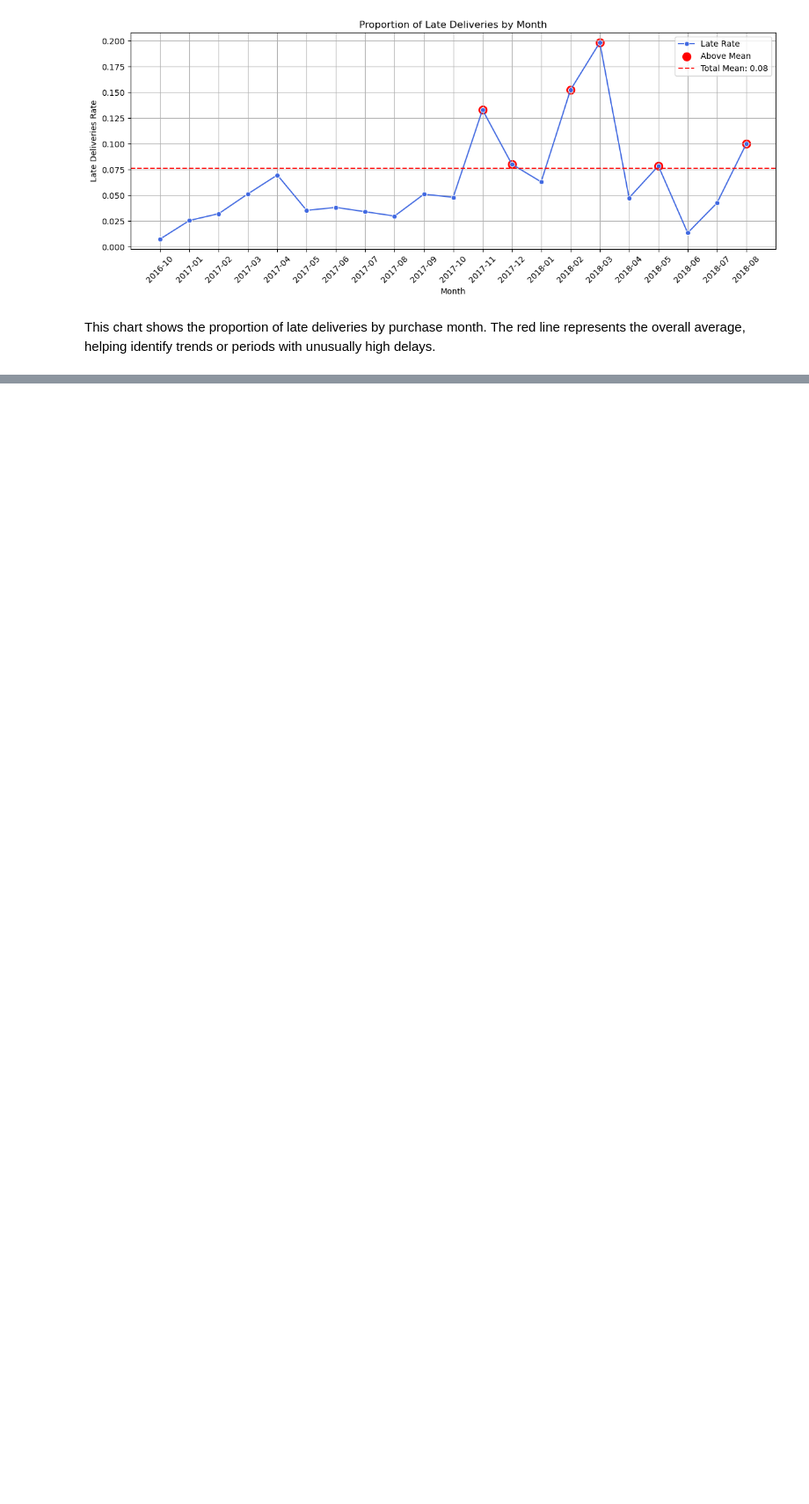
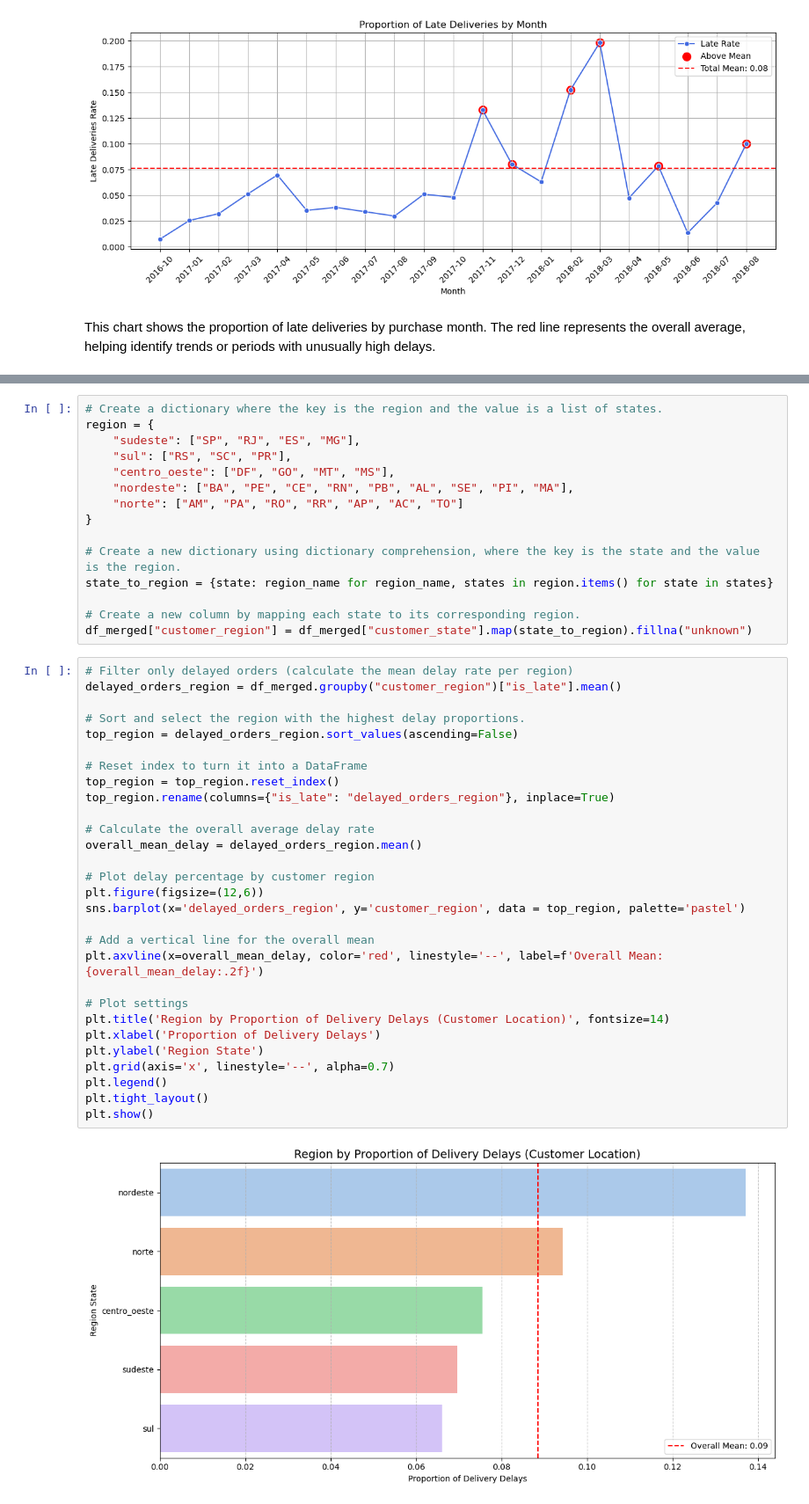
Before and after one commit to rickaof/Portfolio, a Jupyter notebook: Ecommerce_Analysis/notebooks/data_preparation.ipynb, the cells around one changed output, grey strips where cells are left out. Shown: that part at 88% size. Saved outputs shown, nothing was run; the diff lists cells and outputs as text; blank space fills up the shorter version.

Commit message:
Was created the customer region analysis

```diff
--- a/Ecommerce_Analysis/notebooks/data_preparation.ipynb
+++ b/Ecommerce_Analysis/notebooks/data_preparation.ipynb
@@ -528,0 +531,46 @@ Understanding where delays are most frequent can provide crucial insights into r
+# %%
+# Create a dictionary where the key is the region and the value is a list of states.
+region = {
+    "sudeste": ["SP", "RJ", "ES", "MG"],
+    "sul": ["RS", "SC", "PR"],
+    "centro_oeste": ["DF", "GO", "MT", "MS"],
+    "nordeste": ["BA", "PE", "CE", "RN", "PB", "AL", "SE", "PI", "MA"],
+    "norte": ["AM", "PA", "RO", "RR", "AP", "AC", "TO"]
+}
+
+# Create a new dictionary using dictionary comprehension, where the key is the state and the value is the region.
+state_to_region = {state: region_name for region_name, states in region.items() for state in states}
+
+# Create a new column by mapping each state to its corresponding region.
+df_merged["customer_region"] = df_merged["customer_state"].map(state_to_region).fillna("unknown")
+# %%
+# Filter only delayed orders (calculate the mean delay rate per region)
+delayed_orders_region = df_merged.groupby("customer_region")["is_late"].mean()
+
+# Sort and select the region with the highest delay proportions.
+top_region = delayed_orders_region.sort_values(ascending=False)
+
+# Reset index to turn it into a DataFrame
+top_region = top_region.reset_index()
+top_region.rename(columns={"is_late": "delayed_orders_region"}, inplace=True)
+
+# Calculate the overall average delay rate
+overall_mean_delay = delayed_orders_region.mean()
+
+# Plot delay percentage by customer region
+plt.figure(figsize=(12,6))
+sns.barplot(x='delayed_orders_region', y='customer_region', data = top_region, palette='pastel')
+
+# Add a vertical line for the overall mean
+plt.axvline(x=overall_mean_delay, color='red', linestyle='--', label=f'Overall Mean: {overall_mean_delay:.2f}')
+
+# Plot settings
+plt.title('Region by Proportion of Delivery Delays (Customer Location)', fontsize=14)
+plt.xlabel('Proportion of Delivery Delays')
+plt.ylabel('Region State')
+plt.grid(axis='x', linestyle='--', alpha=0.7)
+plt.legend()
+plt.tight_layout()
+plt.show()
+# %% [output]
+[figure, added]
```
Also changed, not shown: parts of 10 cells of this notebook.
